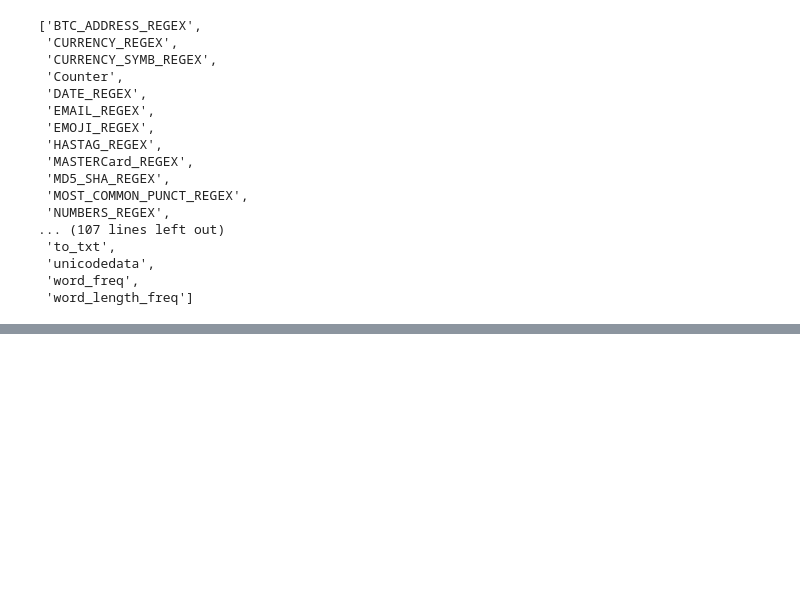
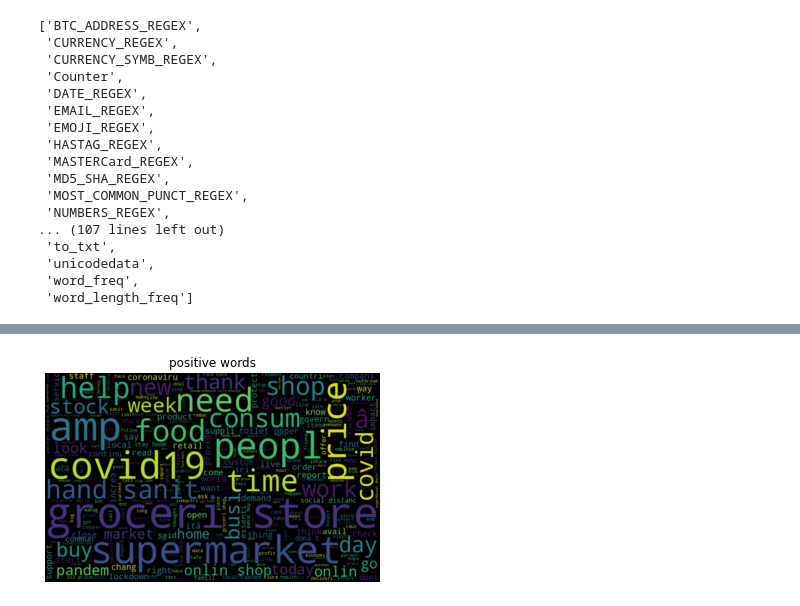
Before and after one commit to itsmesudhanshu/Cardiovascular-risk-prediction, a Jupyter notebook: Coronavirus_Tweet_Sentiment_Analysis.ipynb, the cells around one changed output, grey strips where cells are left out. Drawn from its saved outputs; the diff is of its cells as text; code cells hidden in the pictures; blank space fills up the shorter version.

```diff
--- a/Coronavirus_Tweet_Sentiment_Analysis.ipynb
+++ b/Coronavirus_Tweet_Sentiment_Analysis.ipynb
@@ -384,0 +455,2 @@ data.loc[:,['OriginalTweet','neat_tweet']].sample(10)
+# %%
+tokenized_tweet = data['neat_tweet'].apply(lambda x: x.split())
@@ -384,0 +491,11 @@ data.loc[:,['OriginalTweet','neat_tweet']].sample(10)
+# %%
+positive_words = ' '.join(text for text in data[data['Sentiment']=='Positive']['neat_tweet'])
+
+
+positive_words_cloud = WordCloud(width=800, height=500, max_font_size=110,max_words=300).generate(positive_words)
+
+plt.title('positive words')
+plt.imshow(positive_words_cloud, interpolation="bilinear")
+plt.axis('off');
+# %% [output]
+[figure, added]
```
Also changed, not shown: parts of 65 cells of this notebook.
